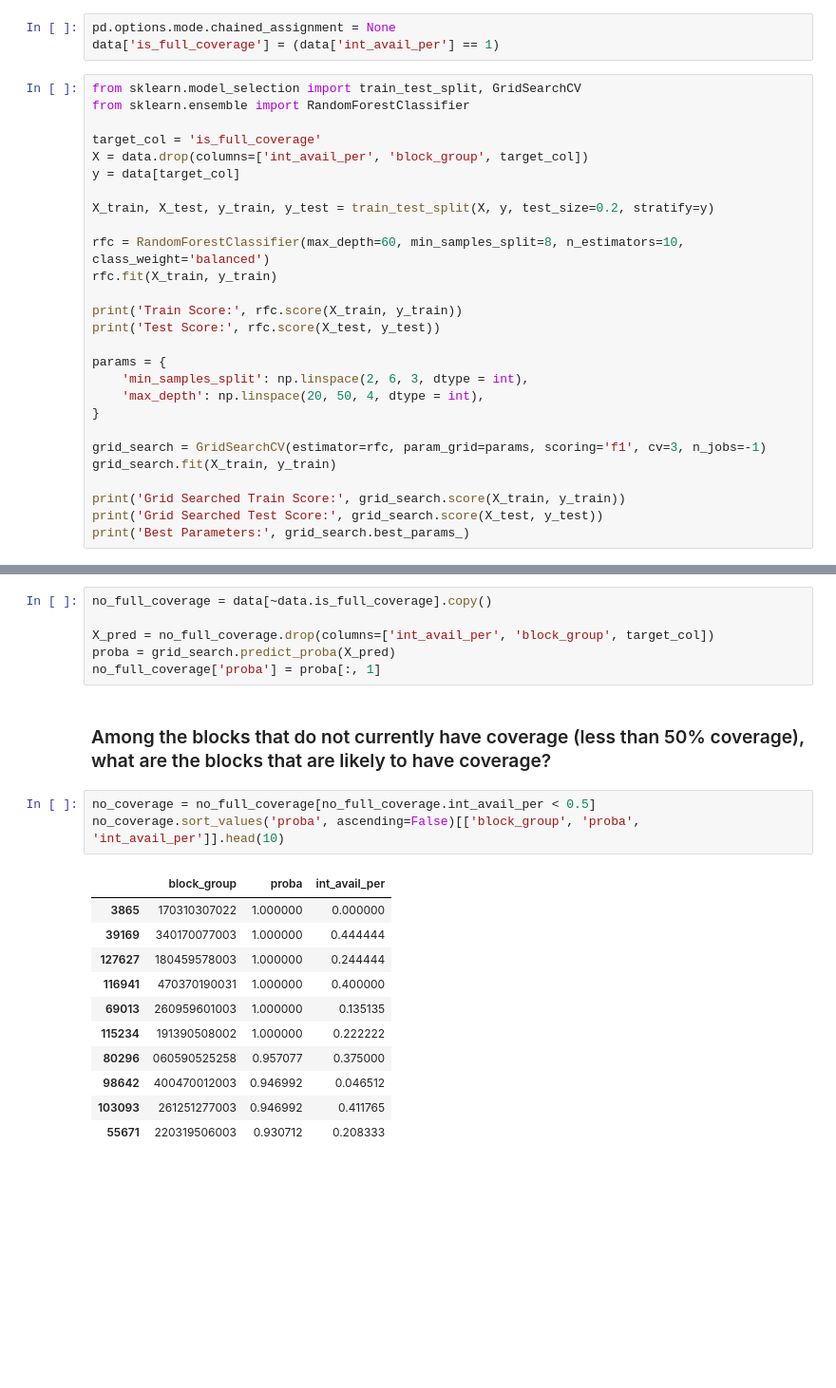
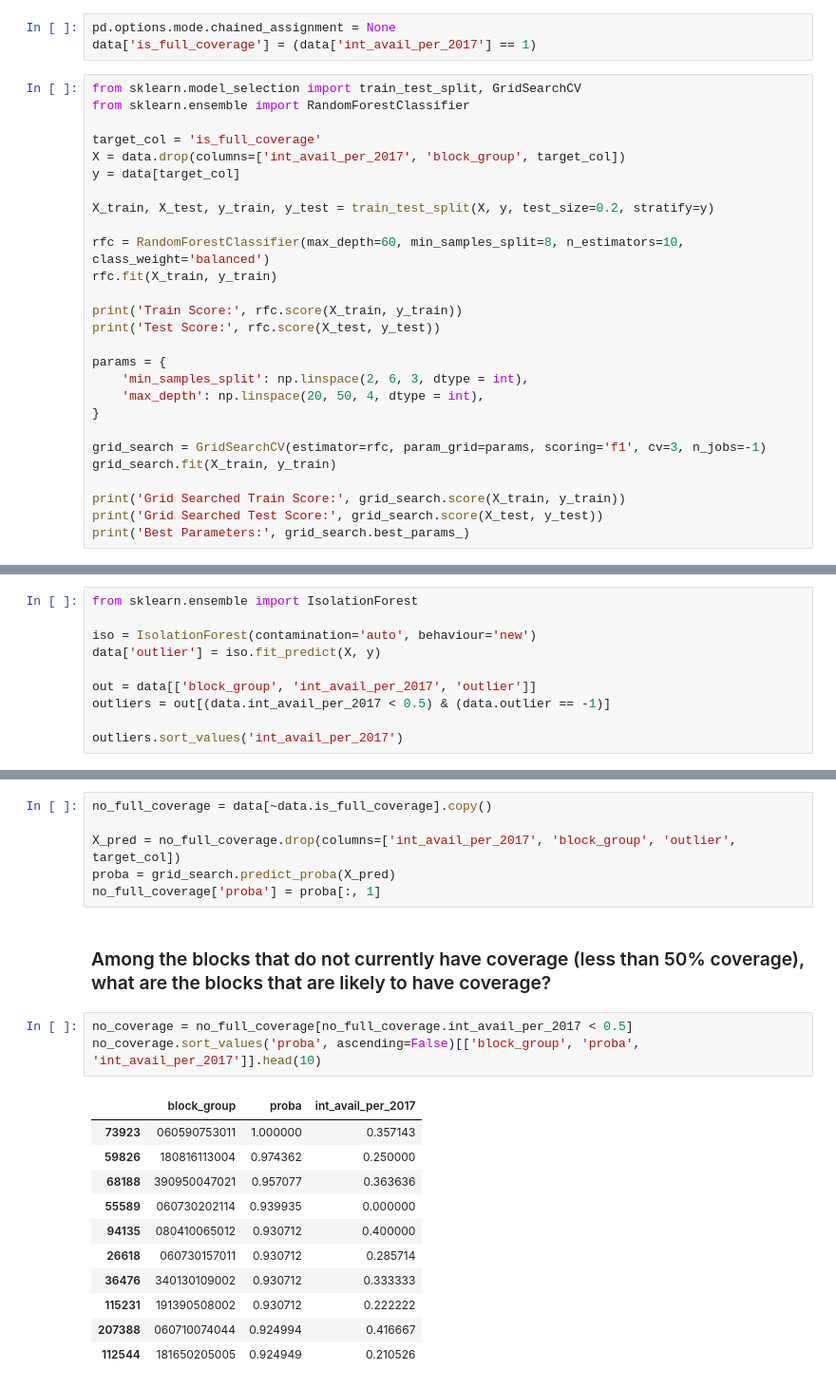
Before and after one commit to fccdsicapstone/data-exploration, a Jupyter notebook: internet_access_rate_analysis_model_balanced.ipynb, the cells around one changed output, grey strips where cells are left out. Shown at 95% size. Saved outputs shown, nothing was run; the diff lists cells and outputs as text; blank space fills up the shorter version.

Commit message:
Updated code to include new tables.

```diff
--- a/internet_access_rate_analysis_model_balanced.ipynb
+++ b/internet_access_rate_analysis_model_balanced.ipynb
@@ -176,13 +176,13 @@ plt.show()
 # Building a classification model.
 # %%
 pd.options.mode.chained_assignment = None
-data['is_full_coverage'] = (data['int_avail_per'] == 1)
+data['is_full_coverage'] = (data['int_avail_per_2017'] == 1)
 # %%
 from sklearn.model_selection import train_test_split, GridSearchCV
 from sklearn.ensemble import RandomForestClassifier
 
 target_col = 'is_full_coverage'
-X = data.drop(columns=['int_avail_per', 'block_group', target_col])
+X = data.drop(columns=['int_avail_per_2017', 'block_group', target_col])
 y = data[target_col]
 
 X_train, X_test, y_train, y_test = train_test_split(X, y, test_size=0.2, stratify=y)
@@ -220,0 +225,10 @@ pd.crosstab(y_test, y_pred_balanced_test, rownames=['Actual'], colnames=['Predic
+# %%
+from sklearn.ensemble import IsolationForest
+
+iso = IsolationForest(contamination='auto', behaviour='new')
+data['outlier'] = iso.fit_predict(X, y)
+
+out = data[['block_group', 'int_avail_per_2017', 'outlier']]
+outliers = out[(data.int_avail_per_2017 < 0.5) & (data.outlier == -1)]
+
+outliers.sort_values('int_avail_per_2017')
@@ -247,23 +280,23 @@ coefficients.sort_values('gini_coef', ascending=False)
 # %%
 no_full_coverage = data[~data.is_full_coverage].copy()
 
-X_pred = no_full_coverage.drop(columns=['int_avail_per', 'block_group', target_col])
+X_pred = no_full_coverage.drop(columns=['int_avail_per_2017', 'block_group', 'outlier', target_col])
 proba = grid_search.predict_proba(X_pred)
 no_full_coverage['proba'] = proba[:, 1]
 # %% [markdown]
 ### Among the blocks that do not currently have coverage (less than 50% coverage), what are the blocks that are likely to have coverage?
 # %%
-no_coverage = no_full_coverage[no_full_coverage.int_avail_per < 0.5]
-no_coverage.sort_values('proba', ascending=False)[['block_group', 'proba', 'int_avail_per']].head(10)
+no_coverage = no_full_coverage[no_full_coverage.int_avail_per_2017 < 0.5]
+no_coverage.sort_values('proba', ascending=False)[['block_group', 'proba', 'int_avail_per_2017']].head(10)
 # %% [output]
-|  | block_group | proba | int_avail_per |
-| 3865 | 170310307022 | 1.000000 | 0.000000 |
-| 39169 | 340170077003 | 1.000000 | 0.444444 |
-| 127627 | 180459578003 | 1.000000 | 0.244444 |
-| 116941 | 470370190031 | 1.000000 | 0.400000 |
-| 69013 | 260959601003 | 1.000000 | 0.135135 |
-| 115234 | 191390508002 | 1.000000 | 0.222222 |
-| 80296 | 060590525258 | 0.957077 | 0.375000 |
-| 98642 | 400470012003 | 0.946992 | 0.046512 |
-| 103093 | 261251277003 | 0.946992 | 0.411765 |
-| 55671 | 220319506003 | 0.930712 | 0.208333 |
+|  | block_group | proba | int_avail_per_2017 |
+| 73923 | 060590753011 | 1.000000 | 0.357143 |
+| 59826 | 180816113004 | 0.974362 | 0.250000 |
+| 68188 | 390950047021 | 0.957077 | 0.363636 |
+| 55589 | 060730202114 | 0.939935 | 0.000000 |
+| 94135 | 080410065012 | 0.930712 | 0.400000 |
+| 26618 | 060730157011 | 0.930712 | 0.285714 |
+| 36476 | 340130109002 | 0.930712 | 0.333333 |
+| 115231 | 191390508002 | 0.930712 | 0.222222 |
+| 207388 | 060710074044 | 0.924994 | 0.416667 |
+| 112544 | 181650205005 | 0.924949 | 0.210526 |
```
Also changed, not shown: parts of 12 cells of this notebook.
